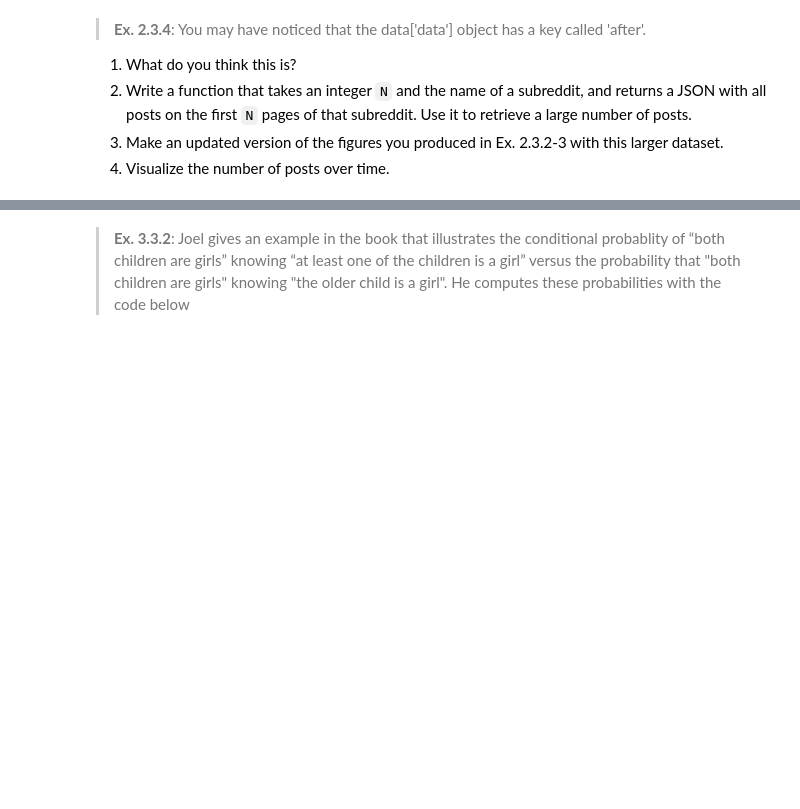
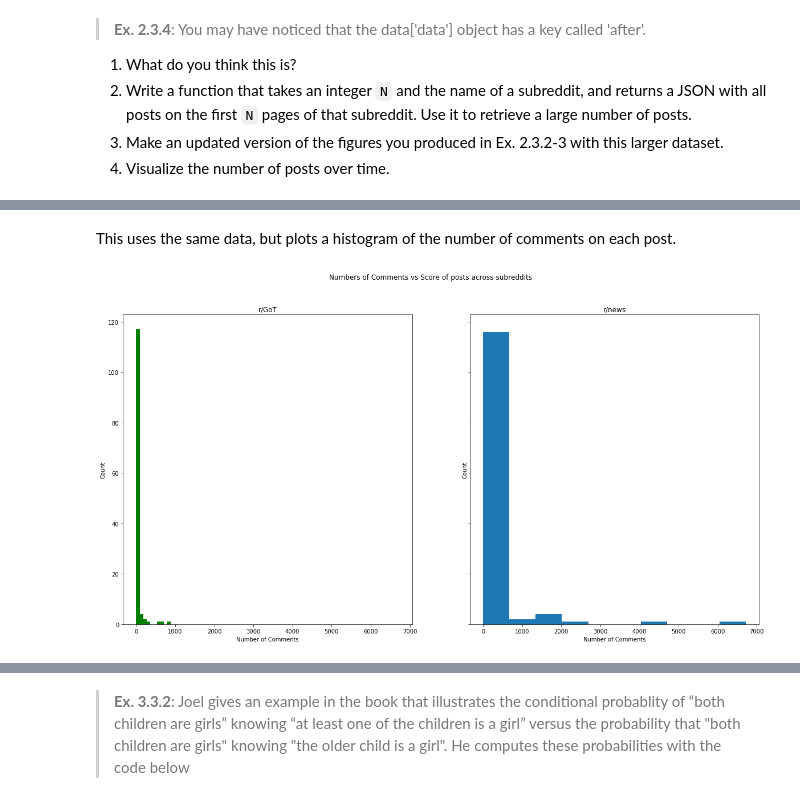
Before and after one commit to DrewMcArthur/computational_analysis_of_big_data_2017, a Jupyter notebook: assignments/assignment1.ipynb, the cells around one changed output, grey strips where cells are left out. Drawn from its saved outputs; the diff is of its cells as text; code cells hidden in the pictures; blank space fills up the shorter version.

```diff
--- a/assignments/assignment1.ipynb
+++ b/assignments/assignment1.ipynb
@@ -77,0 +84,24 @@ plt.show()
+# %% [markdown]
+This uses the same data, but plots a histogram of the number of comments on each post.
+# %%
+# create sub plots
+f, (gplt, nplt) = plt.subplots(1, 2, figsize=(20, 10), sharex=True, sharey=True)
+
+# set the overall title
+plt.suptitle("Numbers of Comments vs Score of posts across subreddits")
+
+# creating the GoT subplot
+gplt.set_ylabel("Count")
+gplt.set_xlabel("Number of Comments")
+gplt.set_title("r/GoT")
+gplt.hist(GoTComments, color='green')
+
+# creating the news subplot
+nplt.set_title("r/news")
+nplt.set_ylabel("Count")
+nplt.set_xlabel("Number of Comments")
+nplt.hist(newsComments)
+
+plt.show()
+# %% [output]
+[figure, added]
```
Also changed, not shown: parts of 23 cells of this notebook, 1 other file.
